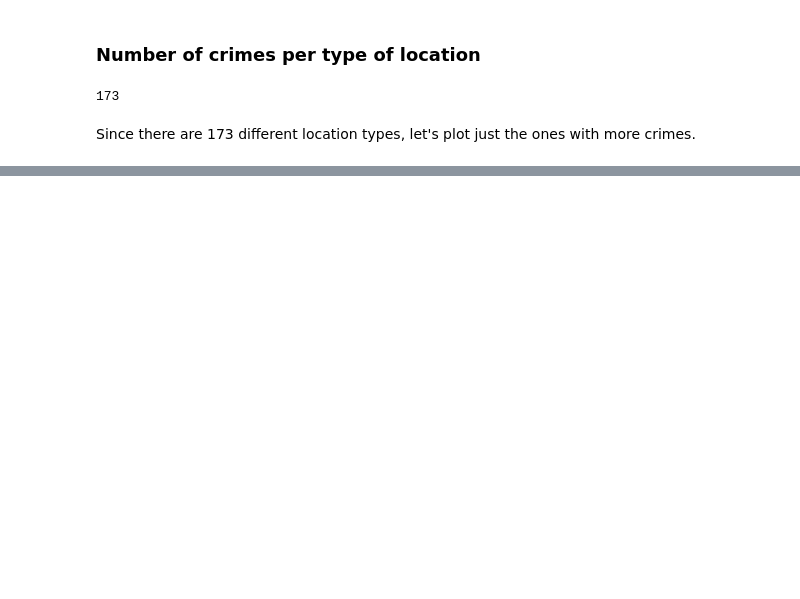
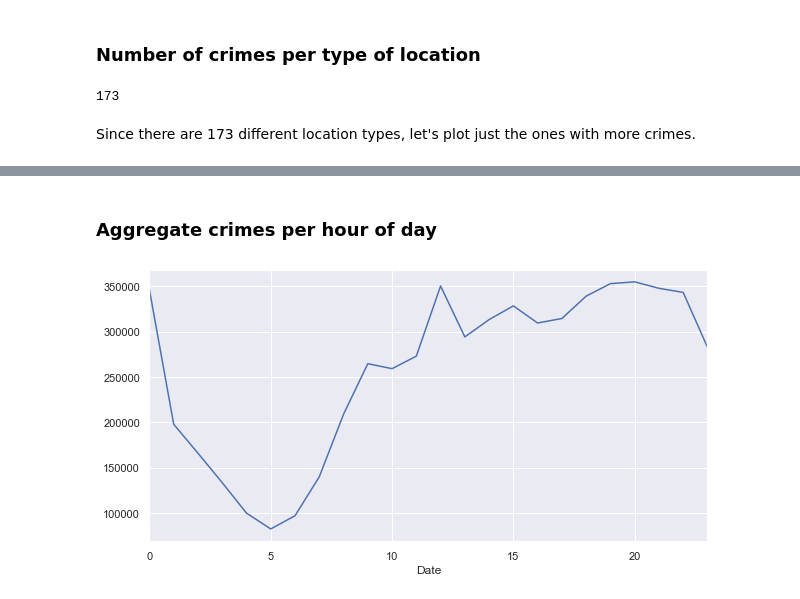
Before and after one commit to vbernardes/chicago-crime-dataviz, a Jupyter notebook: EDA.ipynb, the cells around one changed output, grey strips where cells are left out. Drawn from its saved outputs; the diff is of its cells as text; code cells hidden in the pictures; blank space fills up the shorter version.

```diff
--- a/EDA.ipynb
+++ b/EDA.ipynb
@@ -116,0 +150,7 @@ top_10_crime_locations[::-1].plot.barh(figsize=(8,5));
+# %% [markdown]
+### Aggregate crimes per hour of day
+# %%
+hour_of_day = pd.DataFrame(crimes_df.index.hour)
+hour_of_day.groupby('Date').size().plot(figsize=(10,5));
+# %% [output]
+[figure, added]
```
Also changed, not shown: parts of 32 cells of this notebook.
